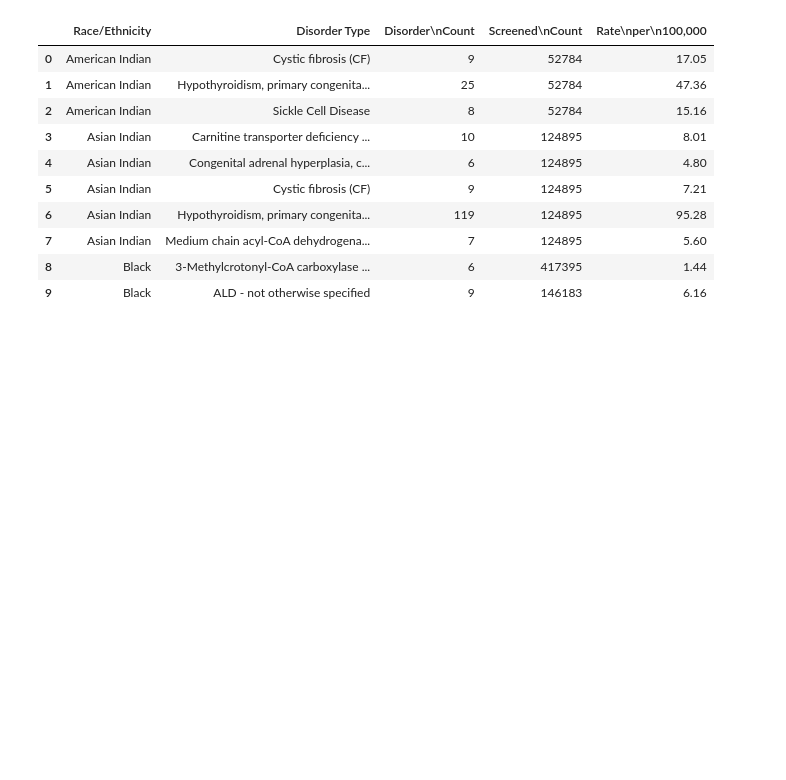
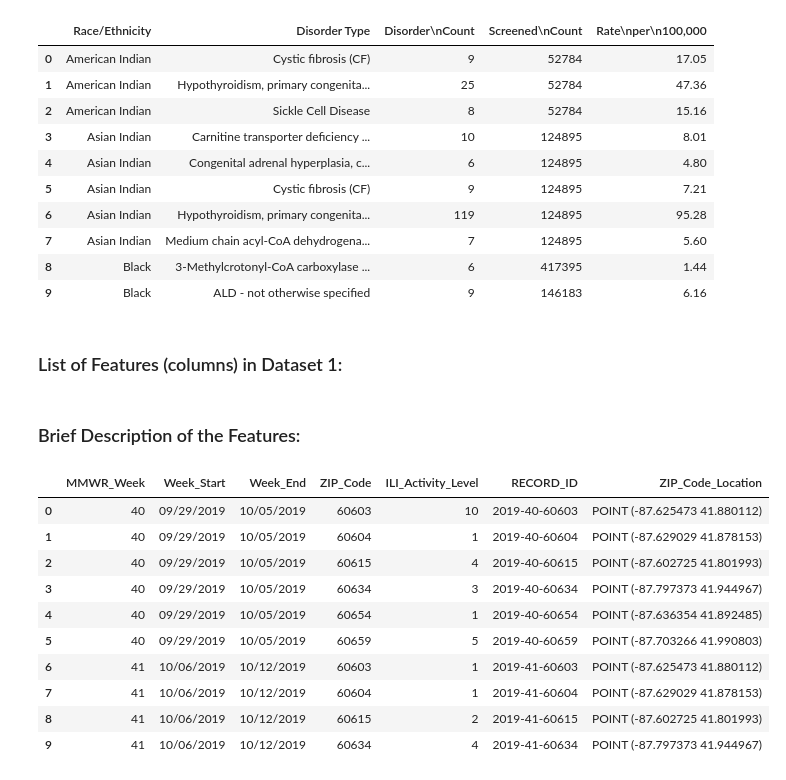
Before and after one commit to amnasyed1/datasci_1_loading, a Jupyter notebook: datasci_1_loading.ipynb, the cells around one changed output. Drawn from its saved outputs; the diff is of its cells as text; code cells hidden in the pictures; blank space fills up the shorter version.

```diff
--- a/datasci_1_loading.ipynb
+++ b/datasci_1_loading.ipynb
@@ -36,3 +42,22 @@ dataset2.head (10)
 | 7 | Asian Indian | Medium chain acyl-CoA dehydrogena... | 7 | 124895 | 5.60 |
 | 8 | Black | 3-Methylcrotonyl-CoA carboxylase ... | 6 | 417395 | 1.44 |
 | 9 | Black | ALD - not otherwise specified | 9 | 146183 | 6.16 |
+# %% [markdown]
+### List of Features (columns) in Dataset 1:
+# %% [markdown]
+### Brief Description of the Features:
+# %%
+dataset2 = pd.read_csv ("Influenza_Risk_Level_by_ZIP_Code.csv")
+dataset2.head (10)
+# %% [output]
+|  | MMWR_Week | Week_Start | Week_End | ZIP_Code | ILI_Activity_Level | RECORD_ID | ZIP_Code_Location |
+| 0 | 40 | 09/29/2019 | 10/05/2019 | 60603 | 10 | 2019-40-60603 | POINT (-87.625473 41.880112) |
+| 1 | 40 | 09/29/2019 | 10/05/2019 | 60604 | 1 | 2019-40-60604 | POINT (-87.629029 41.878153) |
+| 2 | 40 | 09/29/2019 | 10/05/2019 | 60615 | 4 | 2019-40-60615 | POINT (-87.602725 41.801993) |
+| 3 | 40 | 09/29/2019 | 10/05/2019 | 60634 | 3 | 2019-40-60634 | POINT (-87.797373 41.944967) |
+| 4 | 40 | 09/29/2019 | 10/05/2019 | 60654 | 1 | 2019-40-60654 | POINT (-87.636354 41.892485) |
+| 5 | 40 | 09/29/2019 | 10/05/2019 | 60659 | 5 | 2019-40-60659 | POINT (-87.703266 41.990803) |
+| 6 | 41 | 10/06/2019 | 10/12/2019 | 60603 | 1 | 2019-41-60603 | POINT (-87.625473 41.880112) |
+| 7 | 41 | 10/06/2019 | 10/12/2019 | 60604 | 1 | 2019-41-60604 | POINT (-87.629029 41.878153) |
+| 8 | 41 | 10/06/2019 | 10/12/2019 | 60615 | 2 | 2019-41-60615 | POINT (-87.602725 41.801993) |
+| 9 | 41 | 10/06/2019 | 10/12/2019 | 60634 | 4 | 2019-41-60634 | POINT (-87.797373 41.944967) |
```
Also changed, not shown: parts of 10 cells of this notebook.
